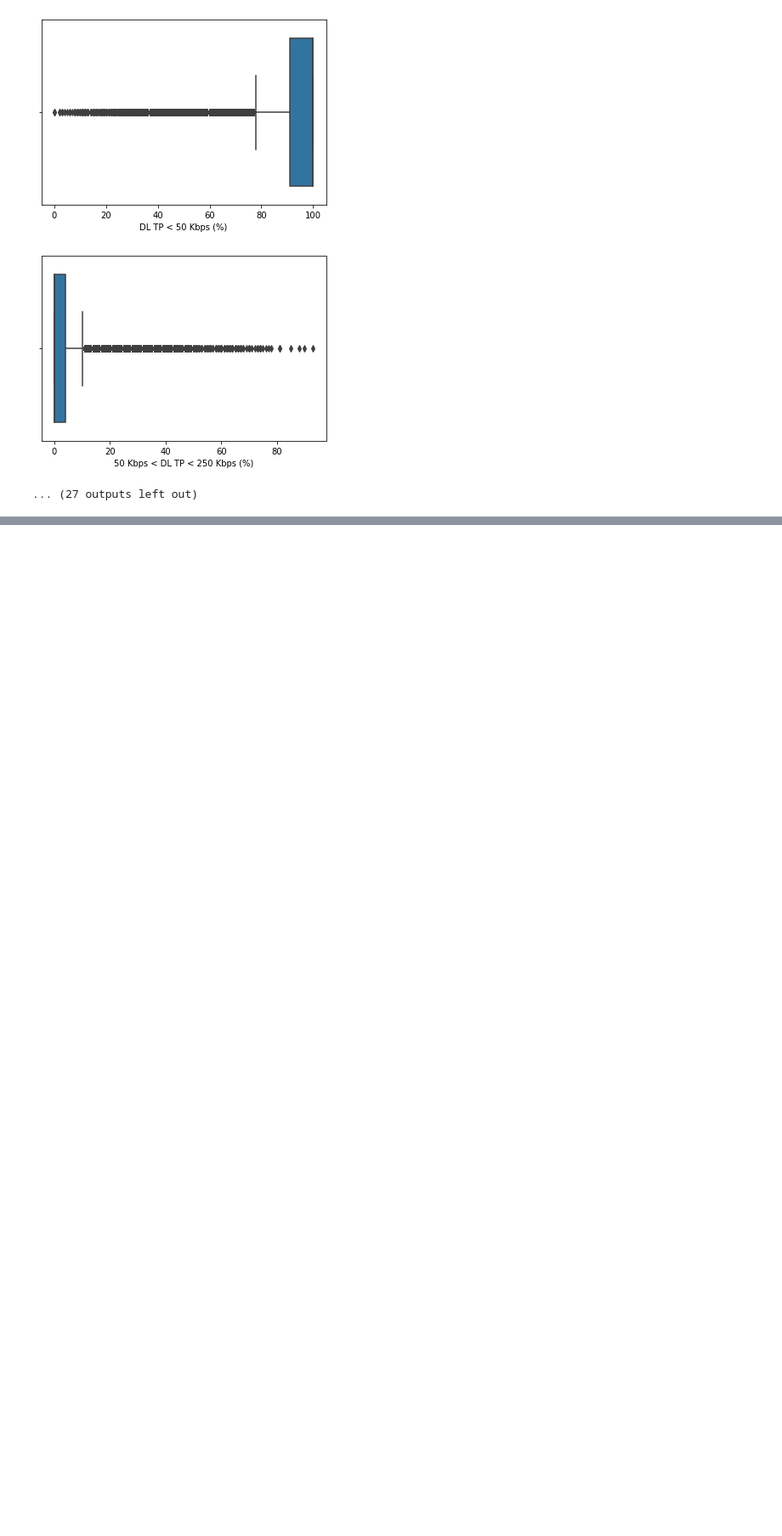
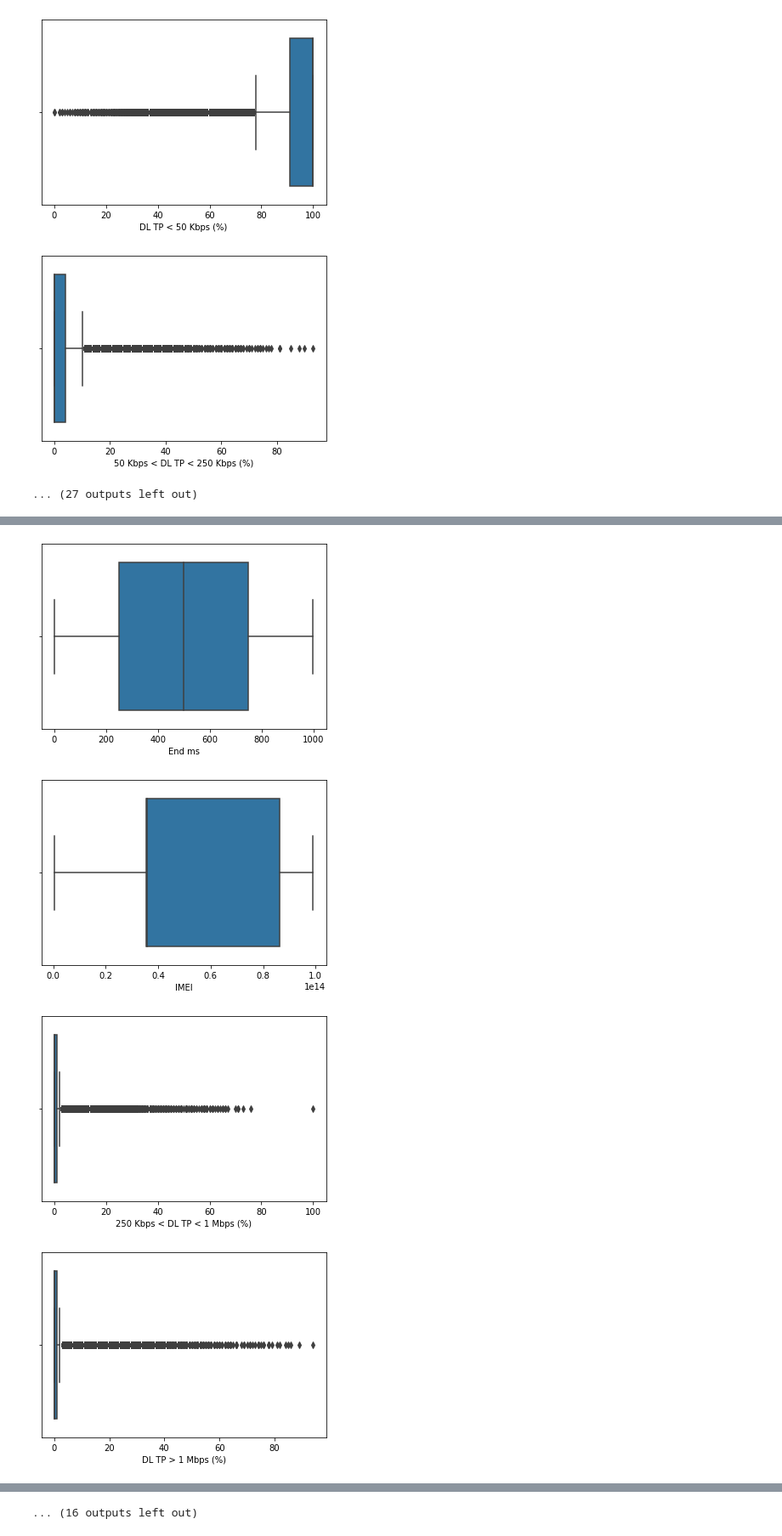
Before and after one commit to didier-i/User-Analytics-in-the-Telecommunication-Industry, a Jupyter notebook: notebooks/EDA.ipynb, the cells around one changed output, grey strips where cells are left out. Shown: that part at 85% size. Drawn from its saved outputs; the diff is of its cells as text; code cells hidden in the pictures; blank space fills up the shorter version.

```diff
--- a/notebooks/EDA.ipynb
+++ b/notebooks/EDA.ipynb
@@ -242,7 +242,8 @@ Total UL (Bytes)                     0
 Total DL (Bytes)                     0
 dtype: int64
 # %%
-def show_outliers(df_numeric):
+def show_outliers(df):
+    df_numeric = df.select_dtypes(include='float')
     for i in df_numeric.columns:
         sns.boxplot(data=df_numeric, x=df_numeric[i])
         plt.show()
@@ -264,0 +277,3 @@ show_outliers(df_numeric)
+# %%
+show_outliers(df)
+# %% [output]
@@ -264,0 +281,4 @@ show_outliers(df_numeric)
+[figure, added]
+[figure, added]
+[figure, added]
+[figure, added]
@@ -264,0 +292 @@ show_outliers(df_numeric)
+... (16 outputs left out)
```
Also changed, not shown: parts of 5 cells of this notebook.
